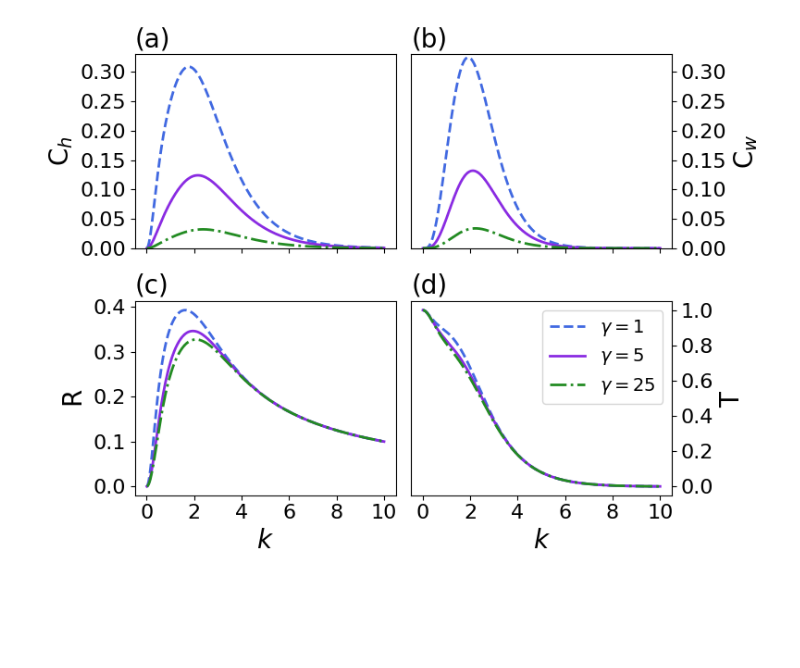
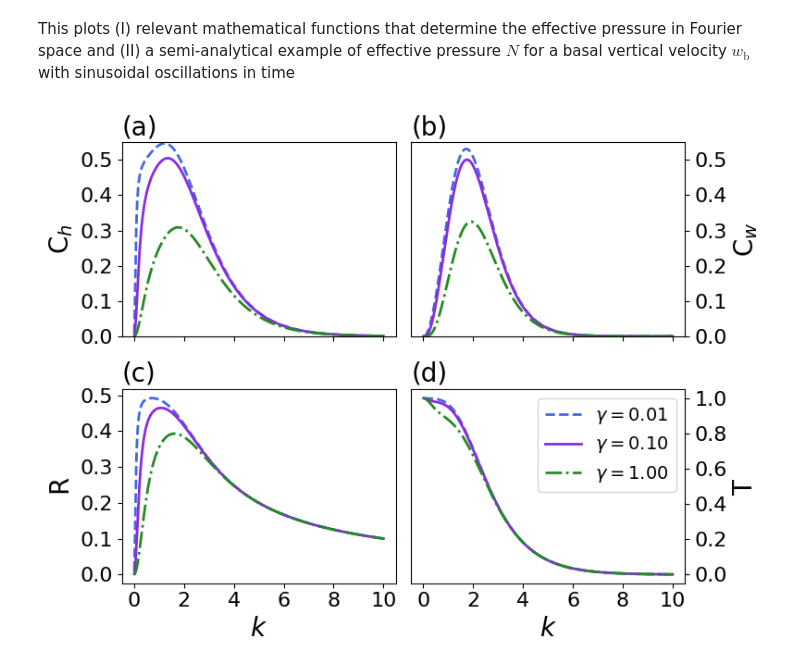
Before and after one commit to agstub/lake-pressures, a Jupyter notebook: notebooks/1_Function-plots.ipynb, the cells around one changed output. Cells and saved outputs as stored; diff of their text form; code cells hidden in the pictures; blank space fills up the shorter version.

```diff
--- a/notebooks/1_Function-plots.ipynb
+++ b/notebooks/1_Function-plots.ipynb
@@ -1,3 +1,5 @@
+# %% [markdown]
+This plots (I) relevant mathematical functions that determine the effective pressure in Fourier space and (II) a semi-analytical example of effective pressure $N$ for a basal vertical velocity $w_\mathrm{b}$ with sinusoidal oscillations in time
 # %%
 %load_ext autoreload
 %autoreload 2
@@ -14,20 +13,22 @@ beta0 = 1
 # %%
+delta = 1000.0/917.0-1
+k = np.linspace(1e-2,1e1,1000)
+beta0 = 1e-2
+
 Ch_1 = C_h(beta0,k/(2*np.pi))
 Cw_1 = C_w(beta0,k/(2*np.pi))
 R_1 = Rg(beta0,k/(2*np.pi))
 T_1 = Tw(beta0,k/(2*np.pi))
 
+Ch_2 = C_h(1e1*beta0,k/(2*np.pi))
+Cw_2 = C_w(1e1*beta0,k/(2*np.pi))
+R_2 = Rg(1e1*beta0,k/(2*np.pi))
+T_2 = Tw(1e1*beta0,k/(2*np.pi))
 
-
-Ch_2 = C_h(5e0*beta0,k/(2*np.pi))
-Cw_2 = C_w(5e0*beta0,k/(2*np.pi))
-R_2 = Rg(5e0*beta0,k/(2*np.pi))
-T_2 = Tw(5e0*beta0,k/(2*np.pi))
-
-Ch_3 = C_h(25e0*beta0,k/(2*np.pi))
-Cw_3 = C_w(25e0*beta0,k/(2*np.pi))
-R_3 = Rg(25e0*beta0,k/(2*np.pi))
-T_3 = Tw(25e0*beta0,k/(2*np.pi))
+Ch_3 = C_h(1e2*beta0,k/(2*np.pi))
+Cw_3 = C_w(1e2*beta0,k/(2*np.pi))
+R_3 = Rg(1e2*beta0,k/(2*np.pi))
+T_3 = Tw(1e2*beta0,k/(2*np.pi))
 # %%
 plt.figure(figsize=(8,6))
 plt.subplot(221)
@@ -38,7 +39,7 @@ plt.plot(k,Ch_3,color='forestgreen',linewidth=2,linestyle='-.')
 plt.yticks(fontsize=16)
 plt.gca().xaxis.set_ticklabels([])
 plt.ylabel(r'$\mathsf{C}_h$',fontsize=20)
-plt.ylim(0,0.33)
+plt.ylim(0,0.55)
 
 plt.subplot(222)
 plt.title(r'(b)',fontsize=20,loc='left')
@@ -47,40 +48,40 @@ plt.plot(k,Cw_2,color='blueviolet',linewidth=2,label=r'$\gamma=10$',linestyle='-
 plt.plot(k,Cw_3,color='forestgreen',linewidth=2,linestyle='-.',label=r'$\gamma=100$')
 plt.gca().yaxis.set_label_position("right")
 plt.gca().yaxis.tick_right()
 plt.yticks(fontsize=16)
 plt.xticks(fontsize=16)
 plt.ylabel(r'$\mathsf{C}_w$',fontsize=20)
 plt.gca().xaxis.set_ticklabels([])
-plt.ylim(0,0.33)
+plt.ylim(0,0.55)
 
 
 plt.subplot(223)
 plt.title(r'(c)',fontsize=20,loc='left')
-plt.plot(k,R_1,color='royalblue',linewidth=2,label=r'$\gamma=1$',linestyle='--')
-plt.plot(k,R_2,color='blueviolet',linewidth=2,label=r'$\gamma=10$',linestyle='-')
-plt.plot(k,R_3,color='forestgreen',linewidth=2,linestyle='-.',label=r'$\gamma=100$')
+plt.plot(k,R_1,color='royalblue',linewidth=2,label=r'$\gamma=10^{-2}$',linestyle='--')
+plt.plot(k,R_2,color='blueviolet',linewidth=2,label=r'$\gamma=10^{-1}$',linestyle='-')
+plt.plot(k,R_3,color='forestgreen',linewidth=2,linestyle='-.',label=r'$\gamma=1$')
 plt.yticks(fontsize=16)
 plt.xticks(fontsize=16)
 plt.ylabel(r'$\mathsf{R}$',fontsize=20)
 plt.xlabel(r'$k$',fontsize=20)
 
 
 plt.subplot(224)
 plt.title(r'(d)',fontsize=20,loc='left')
-plt.plot(k,T_1,color='royalblue',linewidth=2,label=r'$\gamma=1$',linestyle='--')
-plt.plot(k,T_2,color='blueviolet',linewidth=2,label=r'$\gamma=5$',linestyle='-')
-plt.plot(k,T_3,color='forestgreen',linewidth=2,linestyle='-.',label=r'$\gamma=25$')
+plt.plot(k,T_1,color='royalblue',linewidth=2,label=r'$\gamma=0.01$',linestyle='--')
+plt.plot(k,T_2,color='blueviolet',linewidth=2,label=r'$\gamma=0.10$',linestyle='-')
+plt.plot(k,T_3,color='forestgreen',linewidth=2,linestyle='-.',label=r'$\gamma=1.00$')
 plt.gca().yaxis.set_label_position("right")
 plt.gca().yaxis.tick_right()
 plt.yticks(fontsize=16)
 plt.xticks(fontsize=16)
 plt.xlabel(r'$k$',fontsize=20)
 plt.ylabel(r'$\mathsf{T}$',fontsize=20)
 plt.legend(fontsize=14,loc='upper right')
 plt.tight_layout()
-plt.savefig('fig2')
+plt.savefig('fig3')
 plt.show()
 plt.close()
 # %% [output]
-[figure, old version]
+[figure, new version]
 # %%
```
Also changed, not shown: parts of 5 cells of this notebook, 21 other files.
